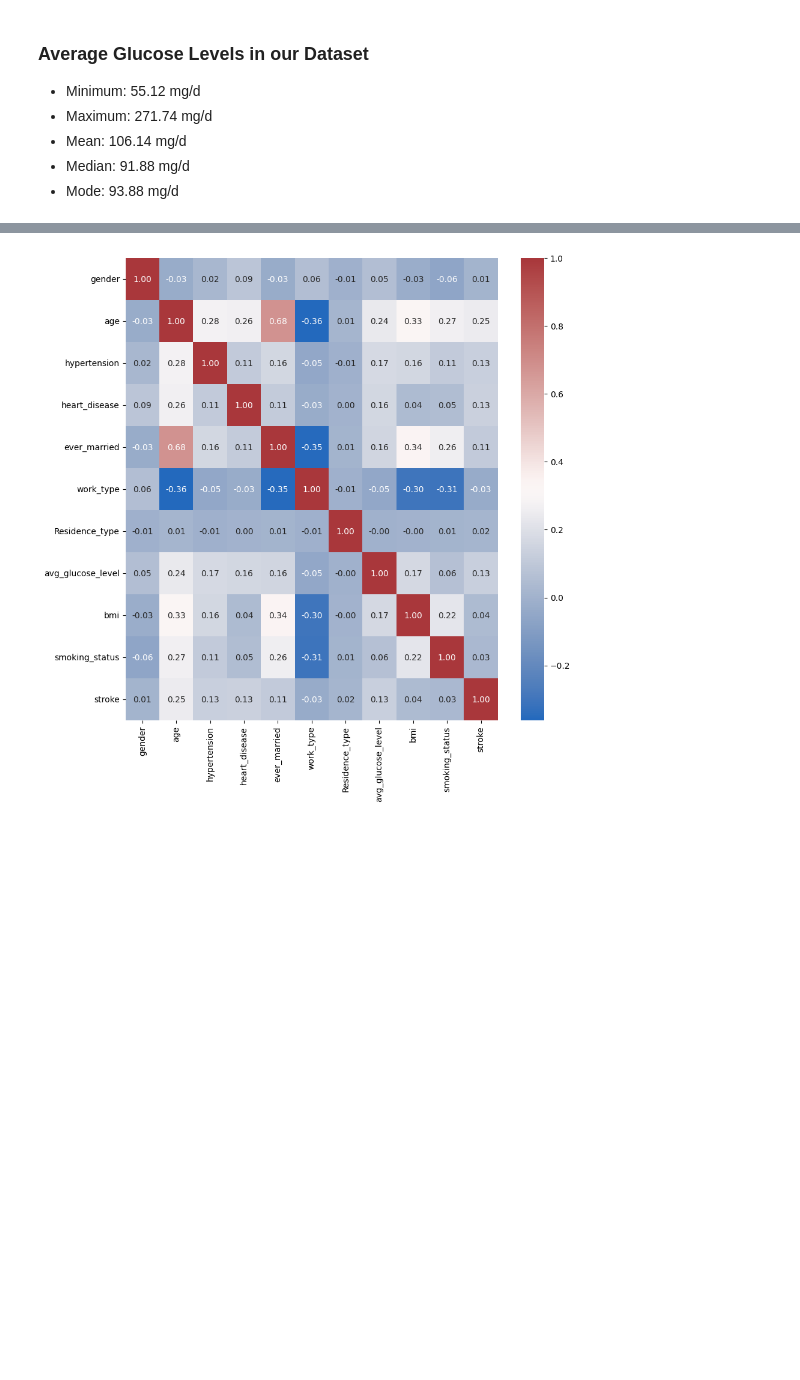
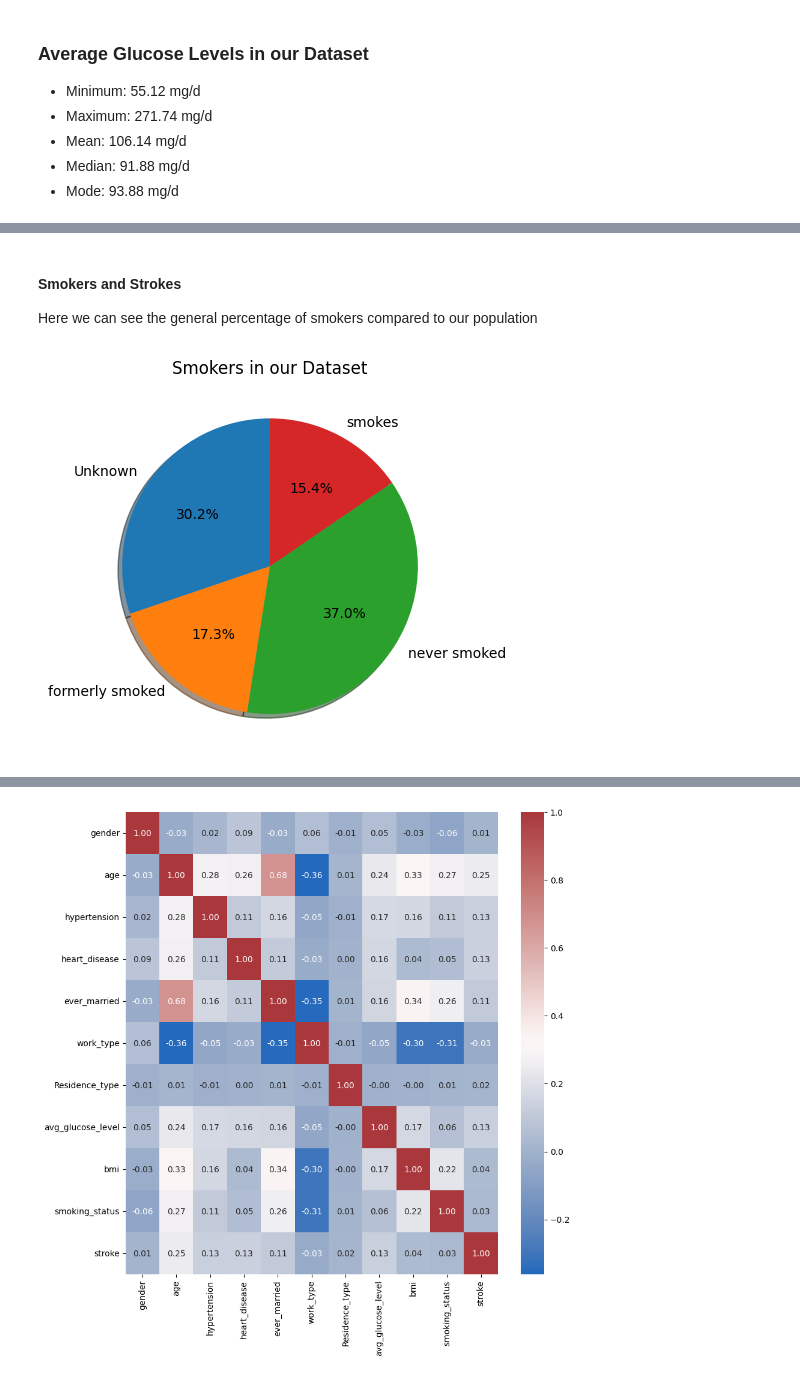
Before and after one commit to mdrhmn48/Stroke-Prediction, a Jupyter notebook: analysis.ipynb, the cells around one changed output, grey strips where cells are left out. Cells and saved outputs as stored; diff of their text form; code cells hidden in the pictures; blank space fills up the shorter version.

```diff
--- a/analysis.ipynb
+++ b/analysis.ipynb
@@ -82,0 +103,14 @@ plt.show()
+# %% [markdown]
+#### Smokers and Strokes
+
+Here we can see the general percentage of smokers compared to our population
+# %%
+smoke_series = df.groupby("smoking_status").count()["id"]
+smoke_series
+
+plt.pie(smoke_series, labels = smoke_series.index, shadow=True, startangle=90, autopct="%1.1f%%")
+
+plt.title("Smokers in our Dataset")
+plt.show()
+# %% [output]
+[figure, added]
```
Also changed, not shown: parts of 27 cells of this notebook.
